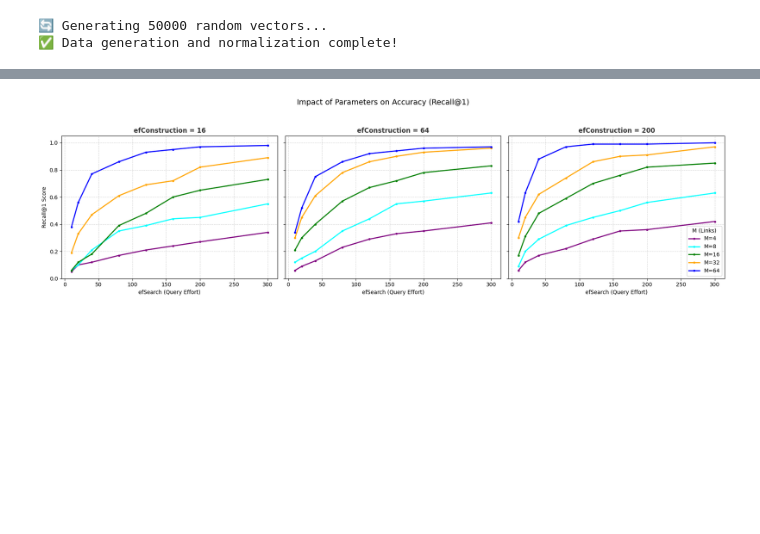
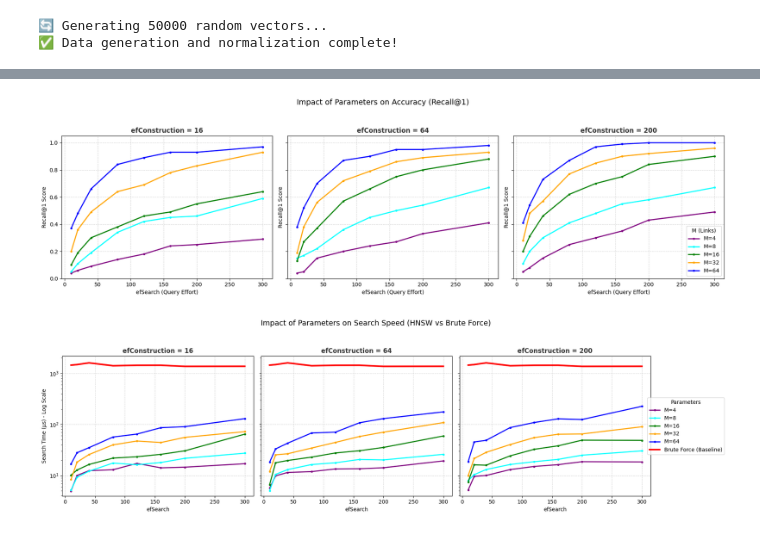
Before and after one commit to dsa-advanced-assignment-hnsw/hnsw, a Jupyter notebook: HNSW_vs_BruteForce_Analysis.ipynb, the cells around one changed output, grey strips where cells are left out. Saved outputs shown, nothing was run; the diff lists cells and outputs as text; code cells hidden in the pictures; blank space fills up the shorter version.

Commit message:
Update chart

```diff
--- a/HNSW_vs_BruteForce_Analysis.ipynb
+++ b/HNSW_vs_BruteForce_Analysis.ipynb
@@ -1,20 +5,21 @@
 # %%
-# --- CELL 1: SETUP & DATA GENERATION ---
 import numpy as np
 import hnswlib
 import time
 import matplotlib.pyplot as plt
 from matplotlib.ticker import ScalarFormatter
 
-# Global Configuration
+# --- Global Configuration ---
 DIM = 128               # Vector dimensionality
 NUM_ELEMENTS = 50000    # Database size
 NUM_QUERIES = 100       # Number of queries to test
 TARGET_K = 1            # Target K for deep dive analysis (Recall@1)
 K_VALUES = [1, 5, 10, 20, 50, 100] # K values for general benchmarking
 
-# Normalization Function (Required for Cosine Distance)
+# --- DATA GENERATION ---
+
 def normalize(v):
+    """Normalize vectors to unit length."""
     return v / np.linalg.norm(v, axis=1, keepdims=True)
 
 print(f"🔄 Generating {NUM_ELEMENTS} random vectors...")
@@ -238,31 +266,91 @@ print("\n✅ Deep Dive Experiment Completed!")
 # %%
-# --- CELL 5: VISUALIZATION - RECALL@1 vs efSearch ---
+# --- PLOTTING: RECALL VS SPEED (DEEP DIVE) ---
 
-fig, axes = plt.subplots(1, 3, figsize=(18, 5), sharey=True)
+# Re-define color map for consistency
+M_values = [4, 8, 16, 32, 64]
+efConst_values = [16, 64, 200]
 colors = ['purple', 'cyan', 'green', 'orange', 'blue', 'red']
 color_map = dict(zip(M_values, colors))
 
+
+# --- PLOT 1: RECALL@1 VS efSEARCH ---
+fig_recall, axes_recall = plt.subplots(1, 3, figsize=(18, 5), sharey=True)
+
 for i, efConst in enumerate(efConst_values):
-    ax = axes[i]
+    ax = axes_recall[i]
 
     if efConst in experiment_results:
         for M in M_values:
             if M in experiment_results[efConst]:
                 y_values = experiment_results[efConst][M]['recall']
                 ax.plot(efSearch_values, y_values, marker='.', linewidth=2,
                         color=color_map.get(M, 'gray'), label=f'M={M}')
 
-    # Styling
     ax.set_title(f'efConstruction = {efConst}', fontsize=12, fontweight='bold', color='#333')
     ax.set_xlabel('efSearch (Query Effort)')
+    ax.set_ylabel('Recall@1 Score')
     ax.set_ylim(0, 1.05)
     ax.grid(True, linestyle='--', alpha=0.5)
 
-    if i == 0: ax.set_ylabel('Recall@1 Score')
     if i == 2: ax.legend(title='M (Links)', loc='lower right')
 
 plt.suptitle("Impact of Parameters on Accuracy (Recall@1)", fontsize=14, y=1.05)
 plt.tight_layout()
 plt.show()
+
+# --- PLOT 2: SEARCH TIME VS efSEARCH ---
+fig_time, axes_time = plt.subplots(1, 3, figsize=(18, 5), sharey=True)
+
+# Calculate Y-axis scaling
+all_times = []
+bf_time_to_plot = []
+for ef in experiment_results:
+    for M in experiment_results[ef]:
+        all_times.extend(experiment_results[ef][M]['hnsw_time'])
+        # Grab one of the stored BF time lists (they should be nearly identical)
+        if not bf_time_to_plot:
+            bf_time_to_plot = experiment_results[ef][M]['bf_time']
+
+y_min = min(all_times) * 0.8 if all_times else 10
+y_max = max(max(all_times), bf_time_to_plot[0] if bf_time_to_plot else 2000) * 1.5
+
+
+for i, efConst in enumerate(efConst_values):
+    ax = axes_time[i]
+
+    # 1. Plot HNSW curves
+    if efConst in experiment_results:
+        for M in M_values:
+            if M in experiment_results[efConst]:
+                y_values = experiment_results[efConst][M]['hnsw_time']
+                ax.plot(efSearch_values, y_values, marker='.', linewidth=2,
+                        color=color_map.get(M, 'gray'), label=f'M={M}')
+
+    # 2. Plot Brute Force Baseline (calculated line)
+    if bf_time_to_plot:
+        ax.plot(efSearch_values, bf_time_to_plot, color='red', linestyle='-', linewidth=3, label='Brute Force (Baseline)')
+
+    # Styling
+    ax.set_title(f'efConstruction = {efConst}', fontsize=12, fontweight='bold', color='#333')
+    ax.set_xlabel('efSearch')
+    ax.set_yscale('log')
+    ax.set_ylim(y_min, y_max)
+    ax.grid(True, linestyle='--', alpha=0.5)
+
+    if i == 0: ax.set_ylabel('Search Time (µs) - Log Scale')
+    if i == 2:
+        handles, labels = ax.get_legend_handles_labels()
+        unique_labels = []
+        unique_handles = []
+        for h, l in zip(handles, labels):
+            if l not in unique_labels:
+                unique_labels.append(l)
+                unique_handles.append(h)
+        ax.legend(unique_handles, unique_labels, title='Parameters', loc='center right', bbox_to_anchor=(1.4, 0.5))
+
+plt.suptitle("Impact of Parameters on Search Speed (HNSW vs Brute Force)", fontsize=14, y=1.05)
+plt.tight_layout()
+plt.show()
 # %% [output]
-[figure, old version]
+[figure, new version]
+[figure, added]
```
Also changed, not shown: parts of 13 cells of this notebook.
